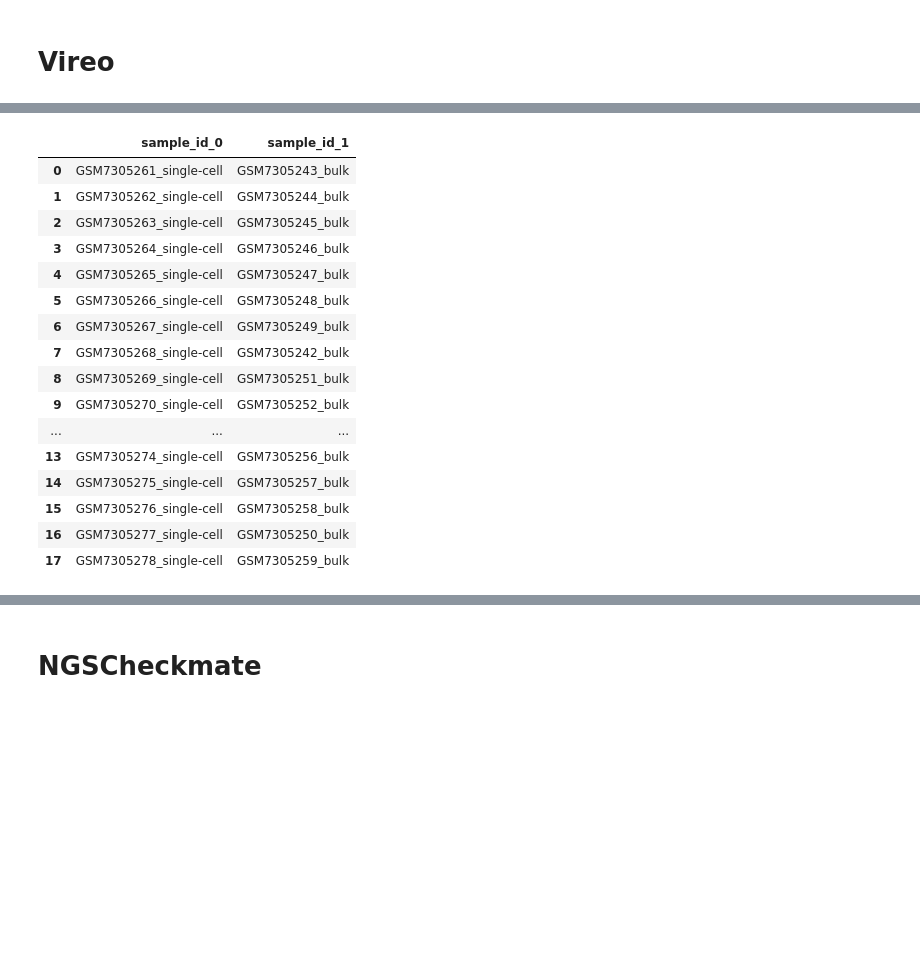
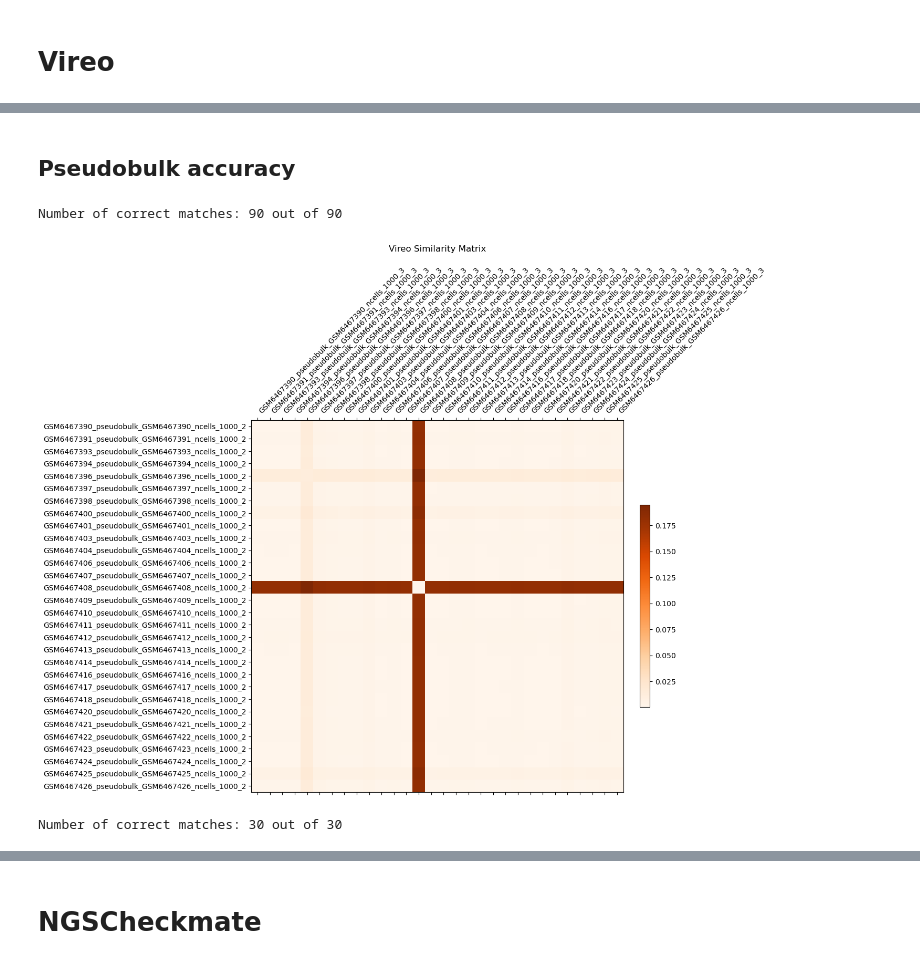
Before and after one commit to emma2207/hgsoc-reconstruction, a Jupyter notebook: sample_id_matching/scripts/experiment/eda.ipynb, the cells around one changed output, grey strips where cells are left out. Cells and saved outputs as stored; diff of their text form; code cells hidden in the pictures; blank space fills up the shorter version.

```diff
--- a/sample_id_matching/scripts/experiment/eda.ipynb
+++ b/sample_id_matching/scripts/experiment/eda.ipynb
@@ -146,27 +157,37 @@ all_samples_matrix_viz(vireo_matrix, tool="Vireo", dataset=dataset, save_fig=Tru
+# %% [markdown]
+## Pseudobulk accuracy
 # %%
-vireo_matches = pd.read_csv(DATA_PATH + f"vireo/{dataset}/matched_samples.csv", index_col=0).reset_index()
+if pseudobulk:
+    vireo_matches = pd.read_csv(DATA_PATH + f"2a_vireo/{dataset}/pseudobulk/ncells_{ncells}/read_depth_{rd}/matched_samples.csv", index_col=0).reset_index()
+else:
+    vireo_matches = pd.read_csv(DATA_PATH + f"2a_vireo/{dataset}/matched_samples.csv", index_col=0).reset_index()
 # %%
 for col in vireo_matches.columns:
     vireo_matches[col] = [re.sub(r"[a-zA-Z0-9]{32}_", "", sample.replace(".bam", "").replace("ds.", "")) for sample in vireo_matches[col]]
 
 vireo_matches = vireo_matches.sort_values(by=["sample_id_0"]).reset_index(drop=True)
-# %%
-vireo_matches
-# %% [output]
-|  | sample_id_0 | sample_id_1 |
-| 0 | GSM7305261_single-cell | GSM7305243_bulk |
-| 1 | GSM7305262_single-cell | GSM7305244_bulk |
-| 2 | GSM7305263_single-cell | GSM7305245_bulk |
-| 3 | GSM7305264_single-cell | GSM7305246_bulk |
-| 4 | GSM7305265_single-cell | GSM7305247_bulk |
-| 5 | GSM7305266_single-cell | GSM7305248_bulk |
-| 6 | GSM7305267_single-cell | GSM7305249_bulk |
-| 7 | GSM7305268_single-cell | GSM7305242_bulk |
-| 8 | GSM7305269_single-cell | GSM7305251_bulk |
-| 9 | GSM7305270_single-cell | GSM7305252_bulk |
-| ... | ... | ... |
-| 13 | GSM7305274_single-cell | GSM7305256_bulk |
-| 14 | GSM7305275_single-cell | GSM7305257_bulk |
-| 15 | GSM7305276_single-cell | GSM7305258_bulk |
-| 16 | GSM7305277_single-cell | GSM7305250_bulk |
-| 17 | GSM7305278_single-cell | GSM7305259_bulk |
+# %%
+# How many correct matches?
+correct_matches = vireo_matches[vireo_matches["sample_id_0"] == vireo_matches["sample_id_1"]]
+print(f"Number of correct matches: {correct_matches.shape[0]} out of {vireo_matches.shape[0]}")
+# %% [output]
+Number of correct matches: 90 out of 90
+# %%
+# Filter Vireo matrix to only samples ending in _1 in rows and samples ending in _2 in columns
+vireo_matrix_filtered = vireo_matrix.loc[
+    [idx for idx in vireo_matrix.index if idx.endswith("_2")],
+    [col for col in vireo_matrix.columns if col.endswith("_3")]
+]
+# Remove sample with sample_id GSM6467408 in the name
+# vireo_matrix_filtered = vireo_matrix_filtered.drop(
+#     [idx for idx in vireo_matrix_filtered.index if "GSM6467408" in idx],
+#     axis=0
+# )
+# vireo_matrix_filtered = vireo_matrix_filtered.drop(
+#     [col for col in vireo_matrix_filtered.columns if "GSM6467408" in col],
+#     axis=1
+# )
+# %%
+all_samples_matrix_viz(vireo_matrix_filtered, tool="Vireo", dataset=dataset, save_fig=True)
+# %% [output]
+[figure, added]
@@ -172,0 +202,10 @@ vireo_matches
+# %%
+vireo_matches_reordered = pd.DataFrame({
+    "sample_id_0": vireo_matrix_reordered.index,
+    "sample_id_1": vireo_matrix_reordered.columns
+})
+# How many correct matches?
+correct_matches = vireo_matches_reordered[vireo_matches_reordered["sample_id_0"] == vireo_matches_reordered["sample_id_1"]]
+print(f"Number of correct matches: {correct_matches.shape[0]} out of {vireo_matches_reordered.shape[0]}")
+# %% [output]
+Number of correct matches: 30 out of 30
```
Also changed, not shown: parts of 25 cells of this notebook.
